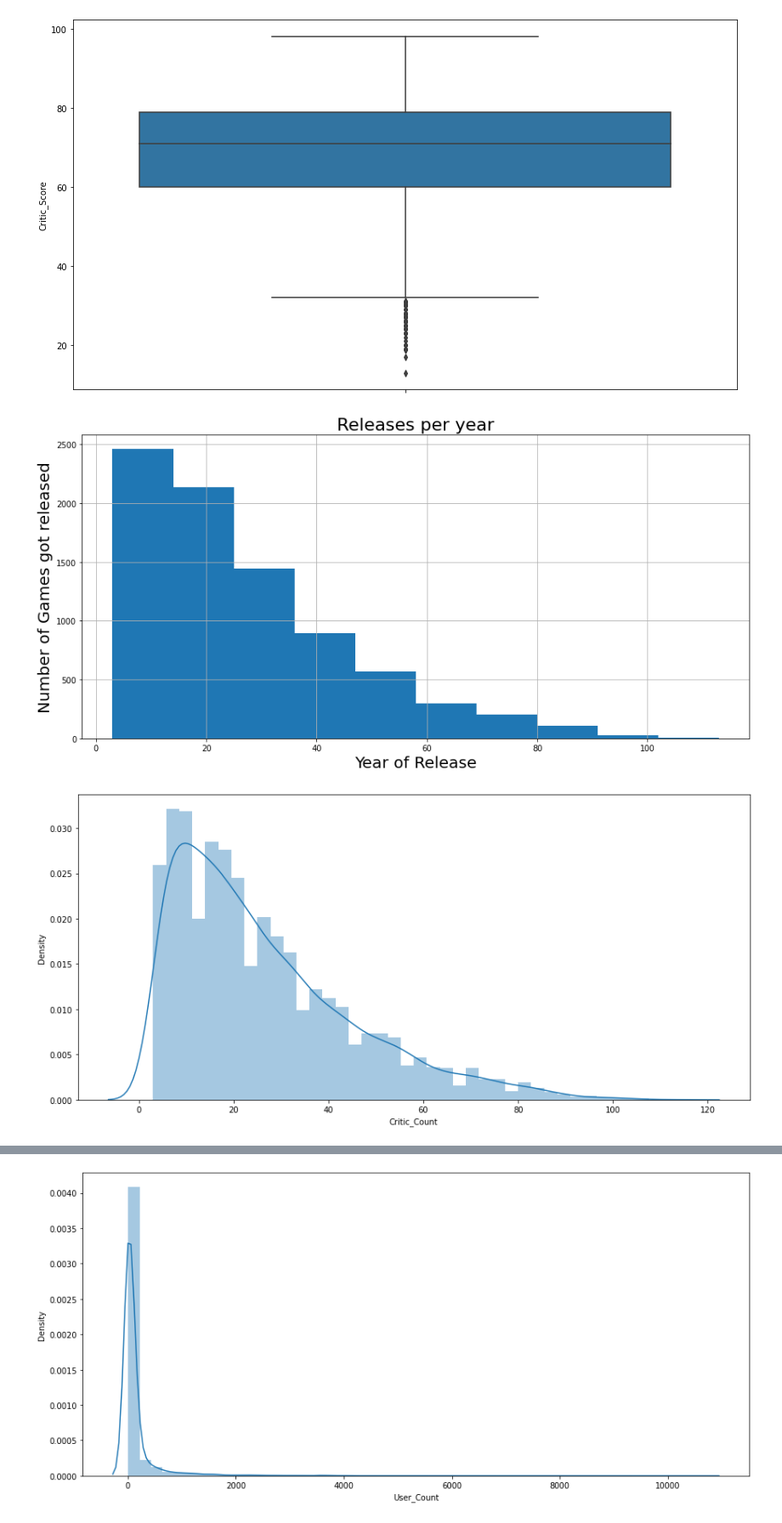
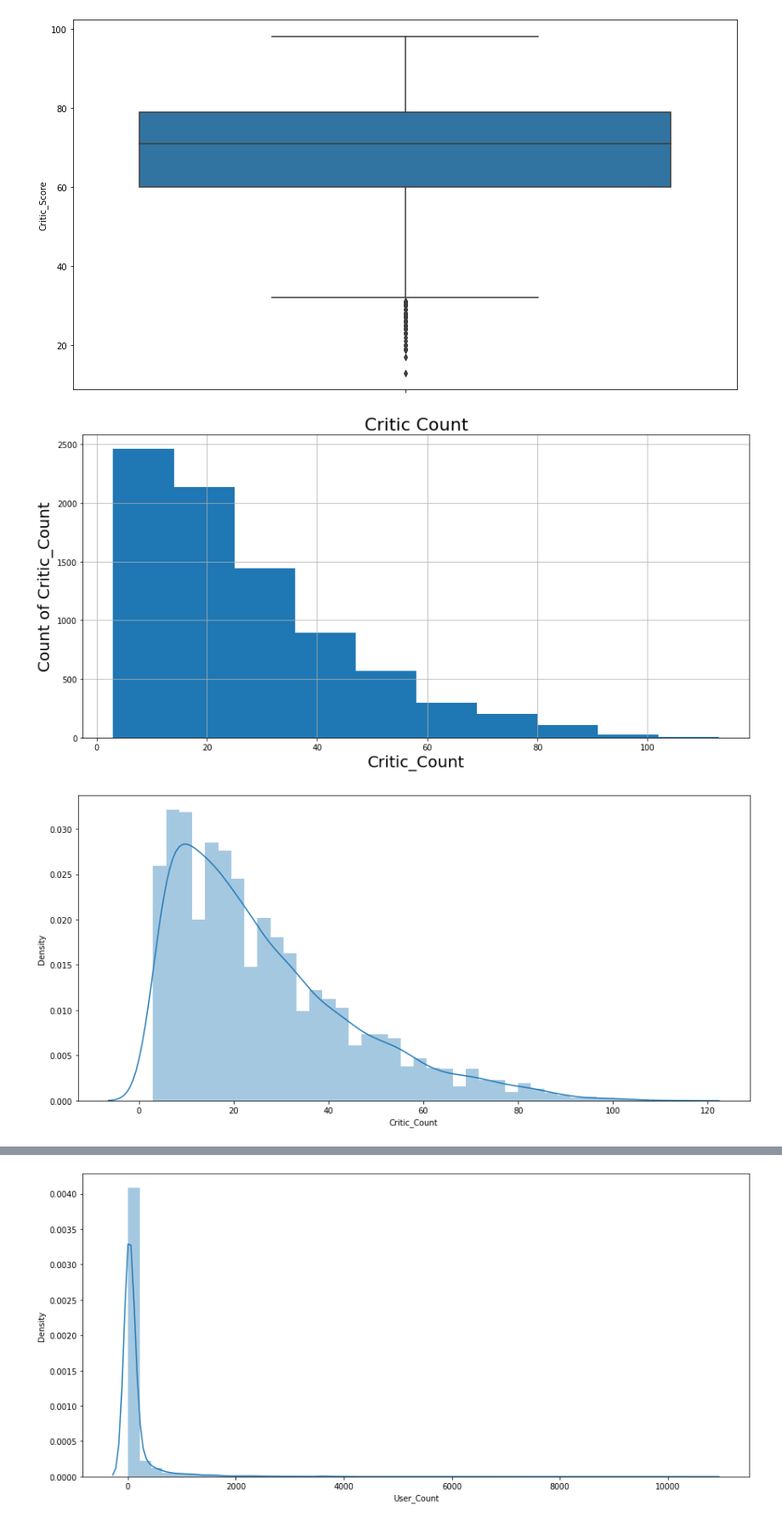
Before and after one commit to rushikeshnaik779/EDA, a Jupyter notebook: Video_Games_Sales.ipynb, the cells around one changed output, grey strips where cells are left out. Shown at 85% size. Cells and saved outputs as stored; diff of their text form; code cells hidden in the pictures.

```diff
--- a/Video_Games_Sales.ipynb
+++ b/Video_Games_Sales.ipynb
@@ -207,27 +200,27 @@ plt.show()
 [figure]
 [figure]
 # %%
-# let's explore the column Year_of_Release
+# let's explore the column Critic_Count
 plt.figure(figsize=(15,7))
 data['Critic_Count'].dropna().hist()
-plt.ylabel('Number of Games got released', size=20)
-plt.xlabel('Year of Release', size=20)
-plt.title('Releases per year', size=22)
+plt.ylabel('Count of Critic_Count', size=20)
+plt.xlabel('Critic_Count', size=20)
+plt.title('Critic Count', size=22)
 plt.show()
 
 
 # with KDE
 plt.figure(figsize=(15,7))
 
 sns.distplot(data.Critic_Count.dropna(), kde=True, bins=40)
 plt.show()
 
 
 plt.figure(figsize=(14,8))
 
 sns.boxplot(y=data["Critic_Count"].dropna())
 plt.show()
 # %% [output]
-[figure, old version]
+[figure, new version]
 [figure]
 [figure]
```
Also changed, not shown: parts of 12 cells of this notebook.
